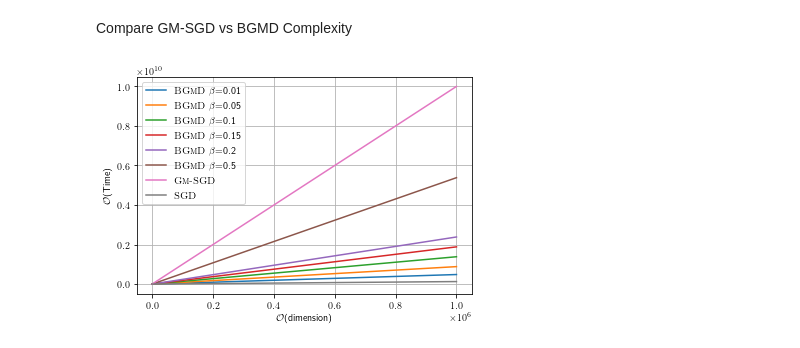
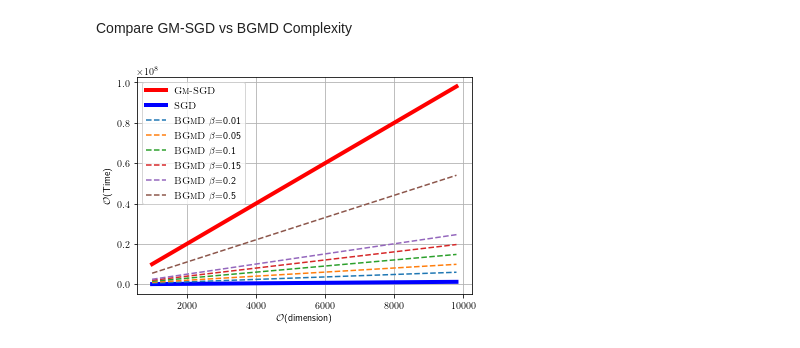
Before and after one commit to anishacharya/Optimization-Mavericks, a Jupyter notebook: playground_.ipynb, the cells around one changed output. Cells and saved outputs as stored; diff of their text form; code cells hidden in the pictures.

```diff
--- a/playground_.ipynb
+++ b/playground_.ipynb
@@ -44,36 +44,35 @@ Compare GM-SGD vs BGMD Complexity
 # %%
 import numpy as np
 import matplotlib.pyplot as plt
 from matplotlib import rc
 rc('text', usetex=True)
 
 epsilon = 1e-2
 b = 128
-dim = 1e6
-dim = np.arange(1, 1e6, 10)
+dim = np.arange(start=1e3, stop=1e4, step=200) # np.arange(1, 1e6, 10)
 
 def gm_sgd(d,epsilon):
     return (d/epsilon**2)
 
 def sgd(d, b):
     return b*d
 
 def bgmd(d, epsilon, b, beta):
-    return (d*beta/epsilon**2) + (3*b*d)
+    return (d*beta/epsilon**2) + (4*b*d)
 
 y_sgd = [sgd(d, b) for d in dim]
 y_gm = [gm_sgd(d, epsilon) for d in dim]
+plt.plot(dim, y_gm, label=r"\textsc{Gm-SGD}", linewidth=4, color='r')
+plt.plot(dim, y_sgd, label=r"\textsc{SGD}", linewidth=4, color='b')
+
 for beta in [0.01, 0.05, 0.1, 0.15, 0.2, 0.5]:
     y_bgmd = [bgmd(d, epsilon, b, beta) for d in dim]
-    plt.plot(dim, y_bgmd, label=r"\textsc{BGmD} $\beta$="+str(beta))
-
-plt.plot(dim, y_gm, label=r"\textsc{Gm-SGD}")
-plt.plot(dim, y_sgd, label=r"\textsc{SGD}")
+    plt.plot(dim, y_bgmd, label=r"\textsc{BGmD} $\beta$="+str(beta), linestyle='--')
 
 # plt.yscale('log')
 plt.xlabel(r"$\mathcal{O}$(dimension)")
 plt.ylabel(r"$\mathcal{O}$(Time)")
 plt.legend()
 plt.grid()#True, which='both', linestyle='--')
 # %% [output]
-[figure, old version]
+[figure, new version]
```
Also changed, not shown: parts of 1 cell of this notebook, 2 other files.
